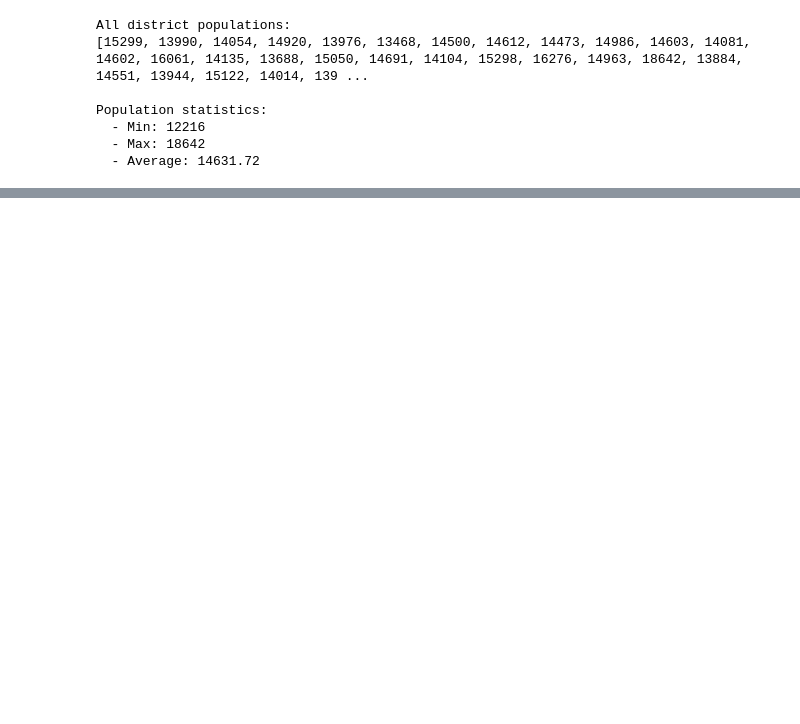
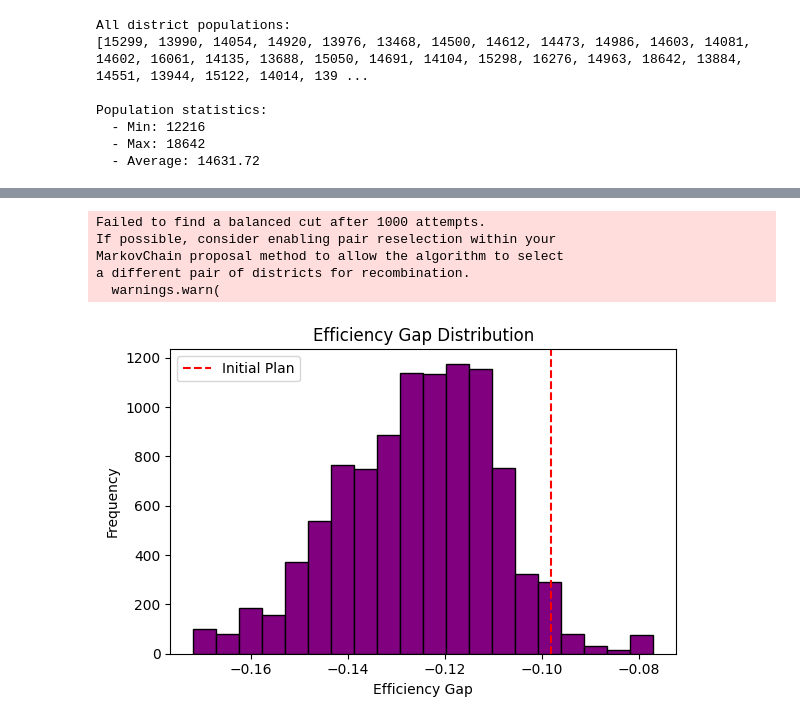
Before and after one commit to JinglinZhou99/Final_Project_MAUP_RI, a Jupyter notebook: gerrychainRI.ipynb, the cells around one changed output, grey strips where cells are left out. Drawn from its saved outputs; the diff is of its cells as text; code cells hidden in the pictures; blank space fills up the shorter version.

Commit message:
efficiency gap info

```diff
--- a/gerrychainRI.ipynb
+++ b/gerrychainRI.ipynb
@@ -192,0 +193,56 @@ Time taken: 0.68 minutes
+# %%
+# Efficiency Gap Calculation
+def calculate_efficiency_gap(partition):
+    dem_votes = partition["pres_2020"].votes("Democratic")
+    rep_votes = partition["pres_2020"].votes("Republican")
+    total_votes = [d + r for d, r in zip(dem_votes, rep_votes)]
+
+    wasted_dem = 0
+    wasted_rep = 0
+    for d, r, t in zip(dem_votes, rep_votes, total_votes):
+        if d > r:
+            # Democratic win: wasted Dem votes are those above 50%+1, all Rep votes wasted
+            wasted_dem += d - (t / 2 + 1)
+            wasted_rep += r
+        else:
+            # Republican win: wasted Rep votes are those above 50%+1, all Dem votes wasted
+            wasted_rep += r - (t / 2 + 1)
+            wasted_dem += d
+
+    total_wasted = wasted_dem + wasted_rep
+    if total_wasted == 0:
+        return 0
+    return (wasted_dem - wasted_rep) / sum(total_votes)
+
+# Recalculate efficiency gap for each partition in the chain
+efficiency_gaps = []
+chain = MarkovChain(
+    proposal=recom_proposal,
+    constraints=[population_constraint],
+    accept=accept.always_accept,
+    initial_state=initial_partition,
+    total_steps=total_steps_short
+)
+
+for partition in chain:
+    eg = calculate_efficiency_gap(partition)
+    efficiency_gaps.append(eg)
+
+# Plot Efficiency Gap histogram
+plt.figure(figsize=(6, 4))
+plt.hist(efficiency_gaps, bins=20, color="purple", edgecolor="black")
+plt.axvline(x=calculate_efficiency_gap(initial_partition), color="red", linestyle="--", label="Initial Plan")
+plt.title("Efficiency Gap Distribution")
+plt.xlabel("Efficiency Gap")
+plt.ylabel("Frequency")
+plt.legend()
+plt.tight_layout()
+plt.savefig("efficiency_gap_histogram.png")
+plt.show()
+# %% [output]
+Failed to find a balanced cut after 1000 attempts.
+If possible, consider enabling pair reselection within your
+MarkovChain proposal method to allow the algorithm to select
+a different pair of districts for recombination.
+  warnings.warn(
+[figure, added]
```
Also changed, not shown: parts of 1 cell of this notebook, 1 other file.
